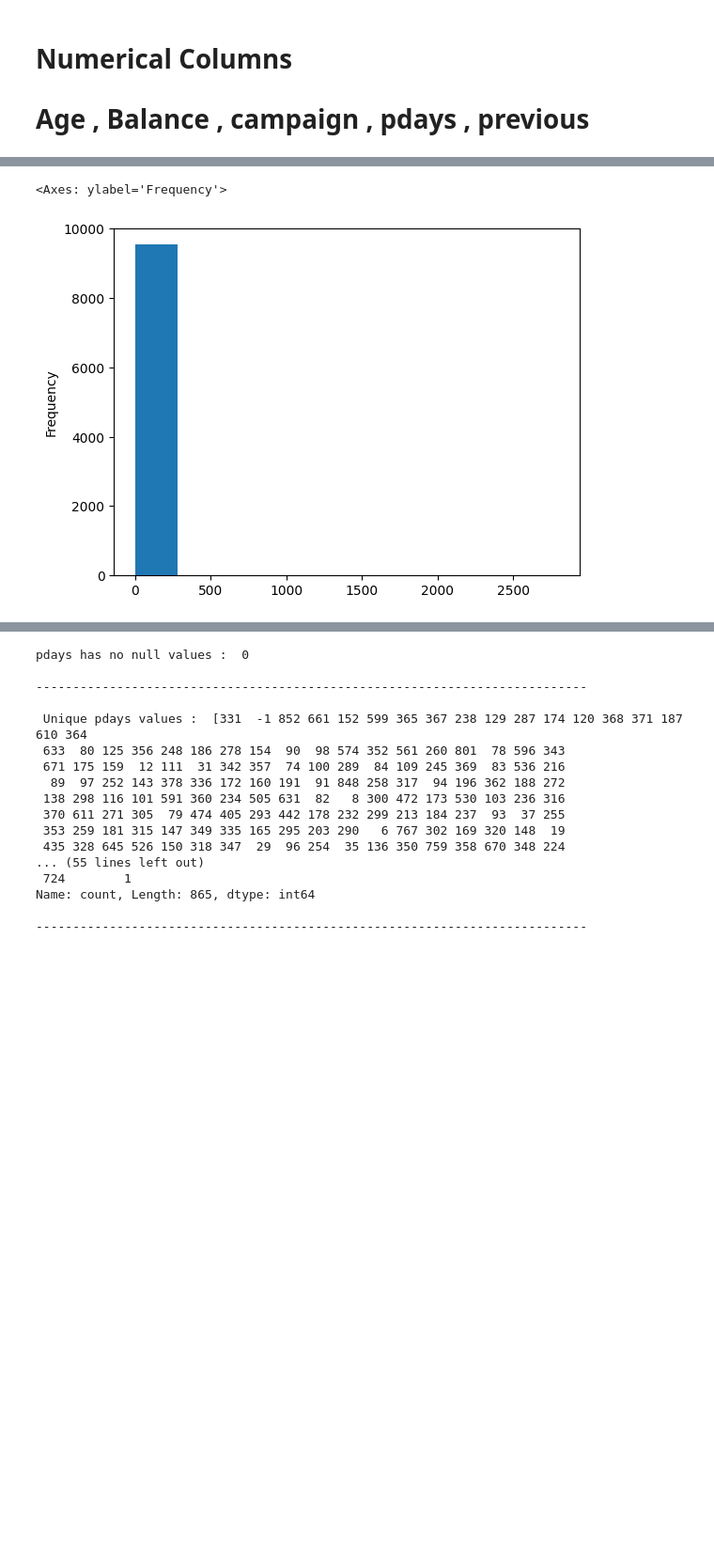
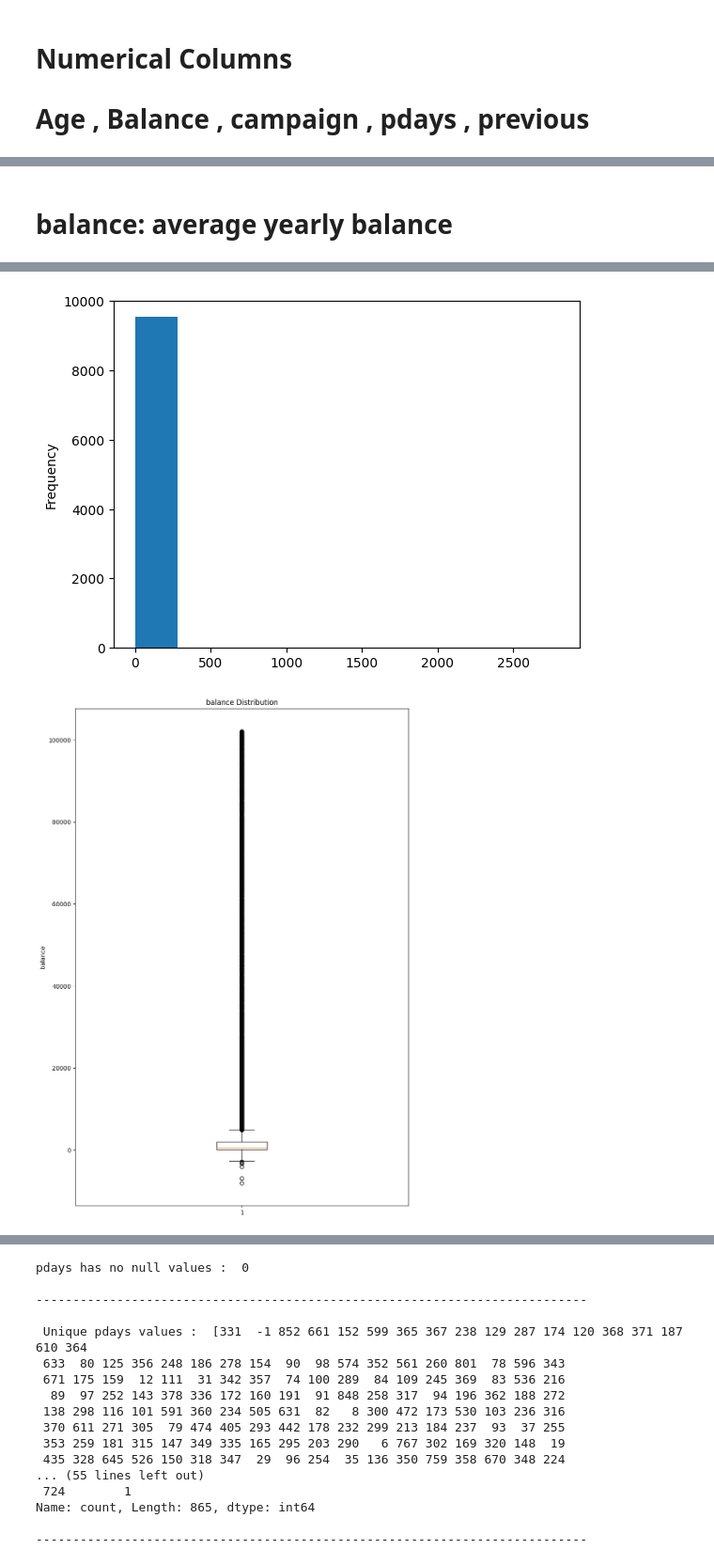
Before and after one commit to linisha04/Predict-the-Success-of-Bank-telemarketing, a Jupyter notebook: liniiiii.ipynb, the cells around one changed output, grey strips where cells are left out. Shown at 94% size. Saved outputs shown, nothing was run; the diff lists cells and outputs as text; code cells hidden in the pictures; blank space fills up the shorter version.

```diff
--- a/liniiiii.ipynb
+++ b/liniiiii.ipynb
@@ -689,3 +734,5 @@ Name: count, Length: 63, dtype: int64
+# %% [markdown]
+# balance: average yearly balance
 # %%
 print('balance has no null values : ' , train['balance'].isnull().sum())
 
@@ -704,31 +751,39 @@ print(' Unique balance values : ' , train['balance'].unique())
 print('')
 print('---------------------------------------------------------------------------')
 print('')
 
 print('balance value counts: ' , train['balance'].value_counts())
 
 print('')
 print('---------------------------------------------------------------------------')
 print('')
 
 train['balance'].value_counts().plot(kind='hist')
+
+
+
+plt.figure(figsize=(10, 15))
+plt.boxplot(train['balance'])
+plt.title('balance Distribution')
+plt.ylabel('balance')
+plt.show()
 # %% [output]
 balance has no null values :  0
 
 ---------------------------------------------------------------------------
 
 checking if balance is negetive and how many rows have balance less than zero: 2971
 
 ---------------------------------------------------------------------------
 
  Unique balance values :  [  647   553  1397 ...  4307  6187 38594]
 
 ---------------------------------------------------------------------------
 
 ... (11 lines left out)
 38594       1
 Name: count, Length: 9535, dtype: int64
 
 ---------------------------------------------------------------------------
-<Axes: ylabel='Frequency'>
 [figure]
+[figure, added]
```
Also changed, not shown: parts of 56 cells of this notebook.
